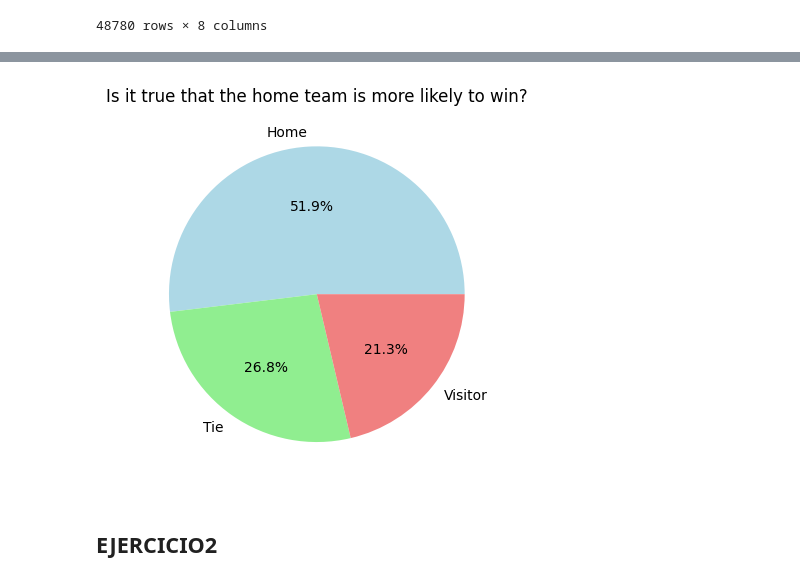
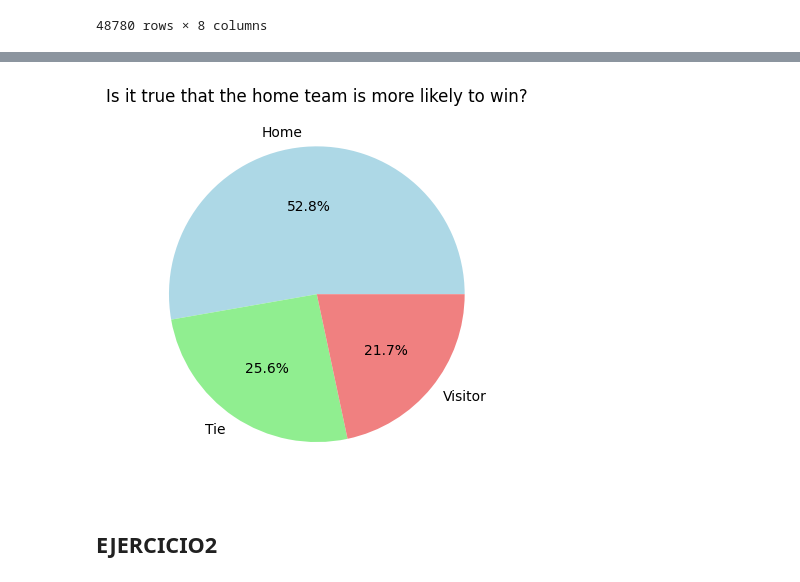
Before and after one commit to jorgers29/Spanish_Football_Analysis, a Jupyter notebook: analysis/LaLigaDataAnalysis.ipynb, the cells around one changed output, grey strips where cells are left out. Saved outputs shown, nothing was run; the diff lists cells and outputs as text; code cells hidden in the pictures.

```diff
--- a/analysis/LaLigaDataAnalysis.ipynb
+++ b/analysis/LaLigaDataAnalysis.ipynb
@@ -46,0 +34,3 @@ dtype: object
+# %%
+df_clean = df.dropna(subset = ["score"]).copy()
+df_clean
@@ -47,2 +51,3 @@ dtype: object
 # %%
-df[['score1', 'score2']] = df['score'].str.split(':', expand=True)
+df_clean[['score_home', 'score_visitor']] = df_clean['score'].str.split(':', expand=True)
+df_clean
@@ -79,4 +82,4 @@ df
 # %%
-df['score1'] = pd.to_numeric(df['score1']).fillna(0).astype(int)
-df['score2'] = pd.to_numeric(df['score2']).fillna(0).astype(int)
+df_clean['score_home'] = pd.to_numeric(df_clean['score_home']).astype(int)
+df_clean['score_visitor'] = pd.to_numeric(df_clean['score_visitor']).astype(int)
 # %%
@@ -96,6 +98,7 @@ Resultado    object
 dtype: object
 # %%
-df['Resultado'] = 0
-df.loc[df['score1'] > df['score2'], 'Resultado'] = 1
-df.loc[df['score1'] < df['score2'], 'Resultado'] = 2
-df.loc[df['score1'] == df['score2'], 'Resultado'] = 3
+df_clean['result'] = "None"
+df_clean.loc[df_clean['score_home'] > df_clean['score_visitor'], 'result'] = "Home"
+df_clean.loc[df_clean['score_home'] < df_clean['score_visitor'], 'result'] = "Visitor"
+df_clean.loc[df_clean['score_home'] == df_clean['score_visitor'], 'result'] = "Tie"
+df_clean
@@ -140,10 +119,11 @@ colors = ['lightblue', 'lightgreen', 'lightcoral']
 # %%
-grafico = df_filter['Resultado'].value_counts().plot(kind='pie', autopct='%1.1f%%', colors=colors)
+colors = ['lightblue', 'lightgreen', 'lightcoral']
+grafico = df_clean['result'].value_counts().plot(kind='pie', autopct='%1.1f%%', colors=colors)
 grafico.set_ylabel('')
 grafico.set_title('Is it true that the home team is more likely to win?')
 plt.show()
 # %% [output]
-[figure, old version]
+[figure, new version]
 # %% [markdown]
 ## EJERCICIO2
 # %%
```
Also changed, not shown: parts of 20 cells of this notebook.
